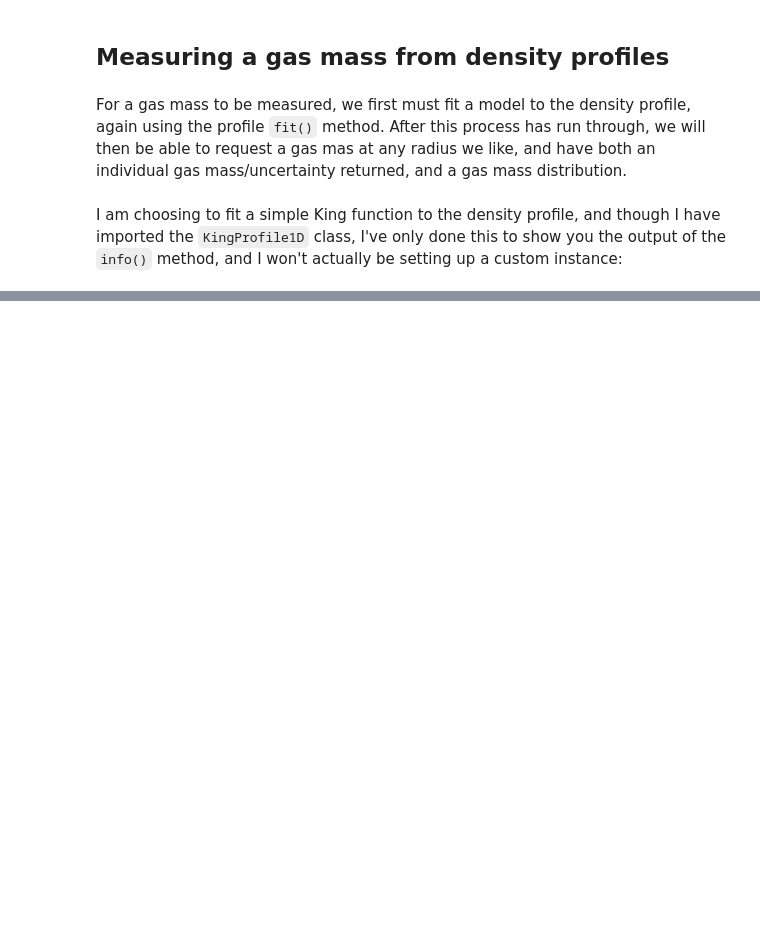
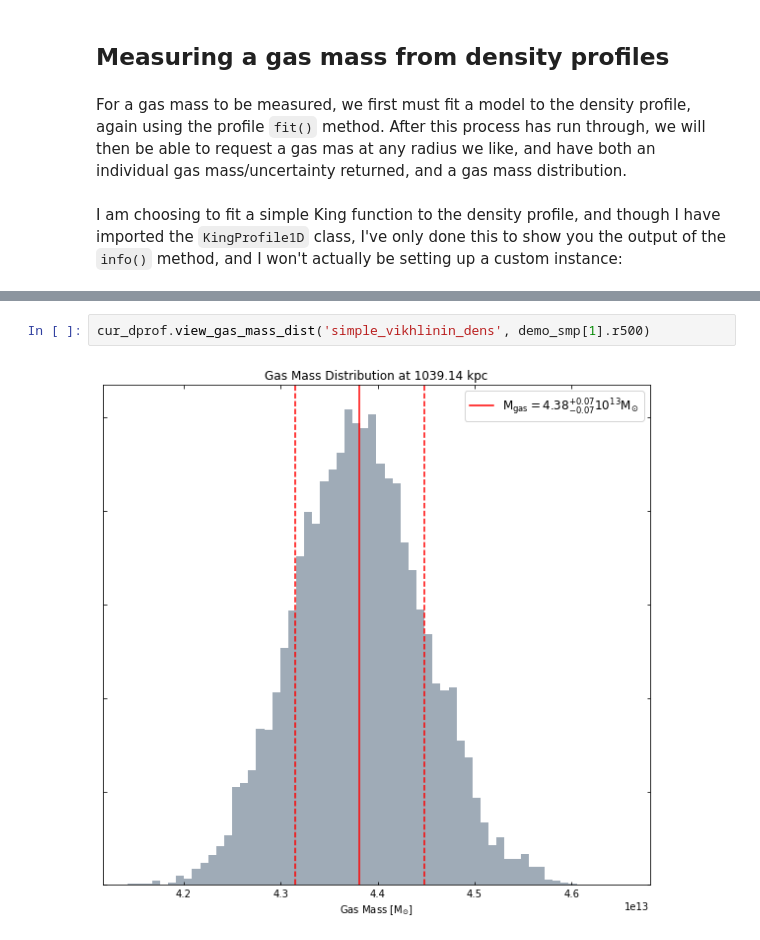
Before and after one commit to DavidT3/XGA, a Jupyter notebook: docs/source/notebooks/advanced_tutorials/cluster_gas.ipynb, the cells around one changed output, grey strips where cells are left out. Saved outputs shown, nothing was run; the diff lists cells and outputs as text; blank space fills up the shorter version.

```diff
--- a/docs/source/notebooks/advanced_tutorials/cluster_gas.ipynb
+++ b/docs/source/notebooks/advanced_tutorials/cluster_gas.ipynb
@@ -167,0 +253,4 @@ cur_dens_prof = demo_smp[0].get_density_profiles()
+# %%
+cur_dprof.view_gas_mass_dist('simple_vikhlinin_dens', demo_smp[1].r500)
+# %% [output]
+[figure, added]
```
Also changed, not shown: parts of 41 cells of this notebook.
